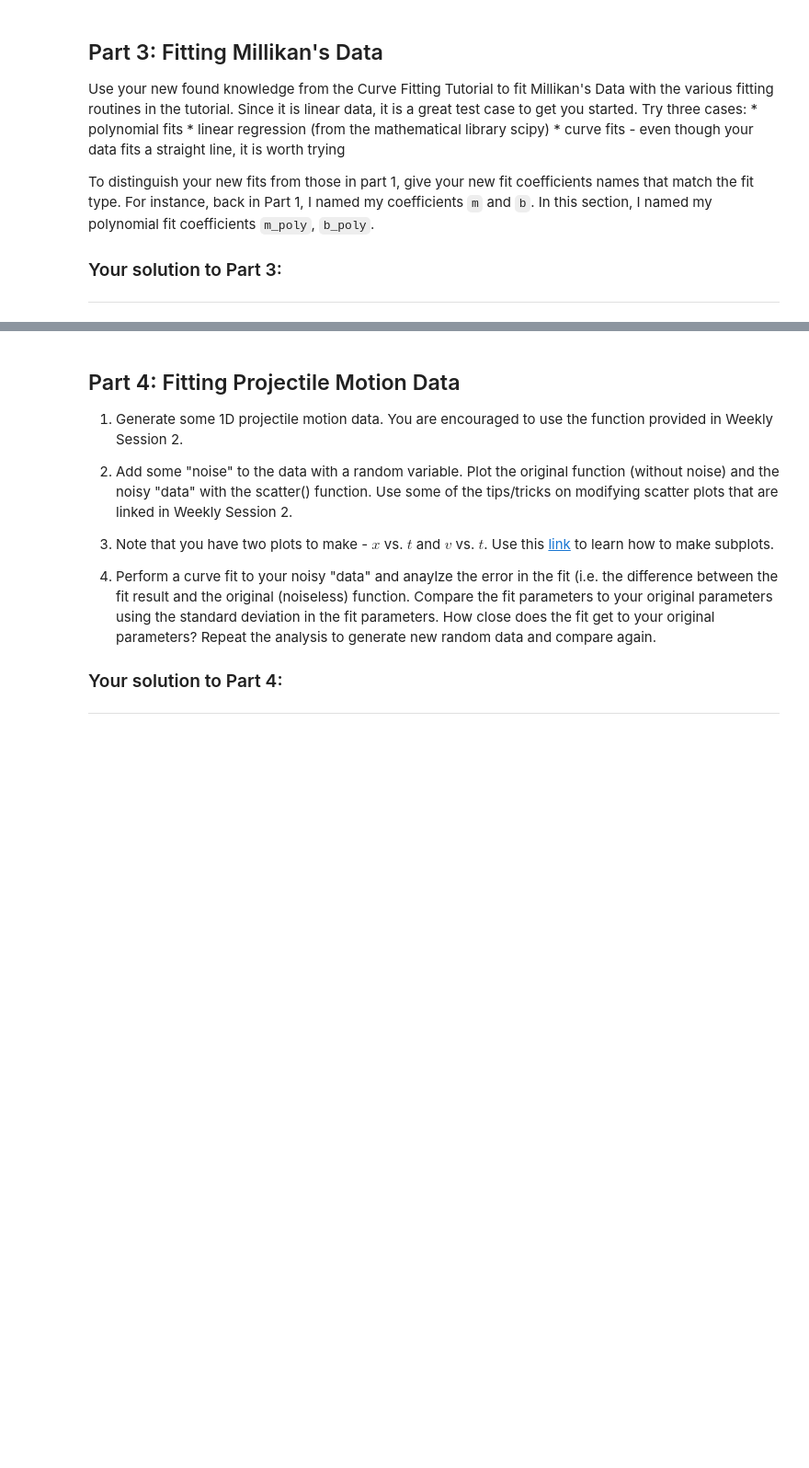
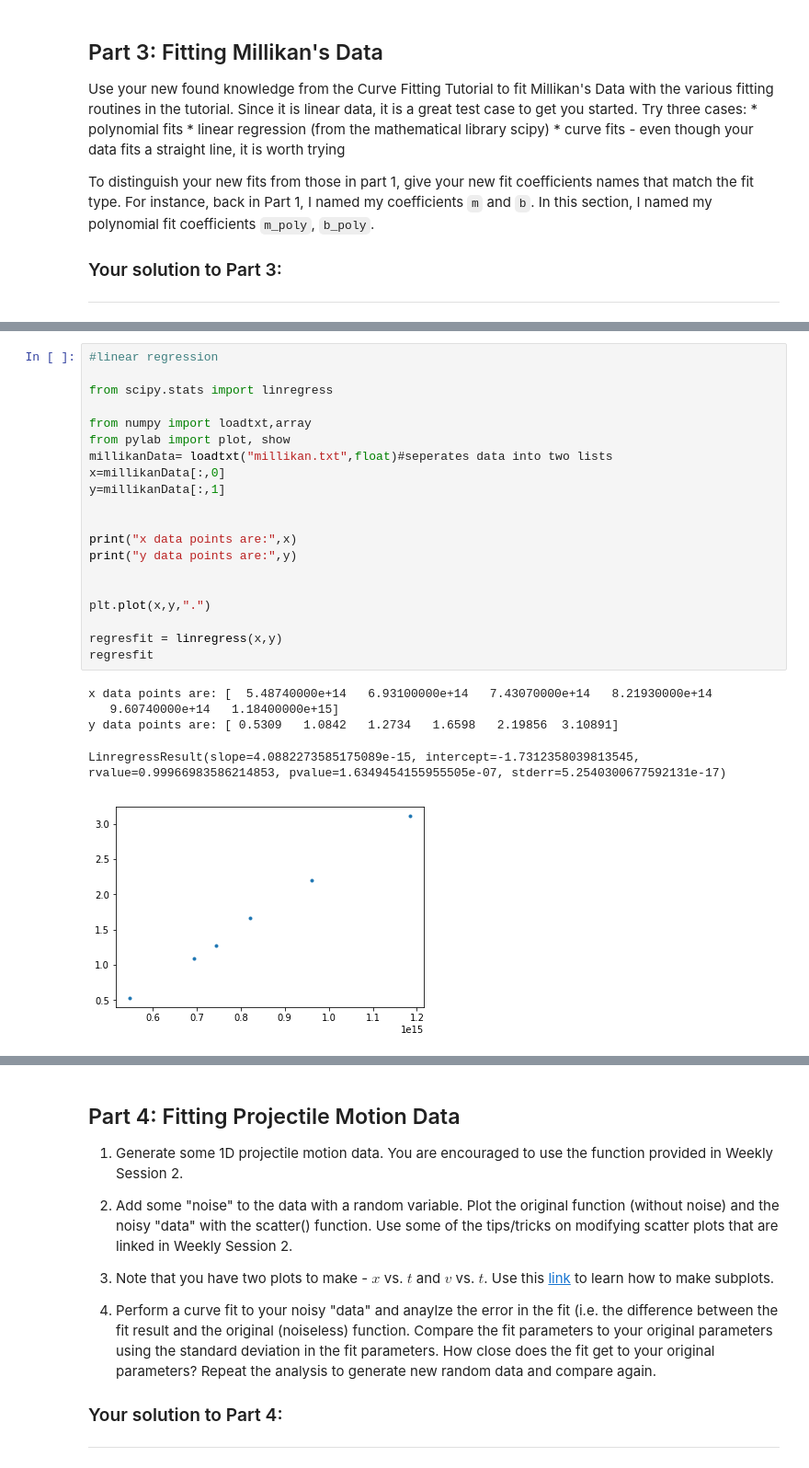
Before and after one commit to chan8005/Labs, a Jupyter notebook: Lab2/Lab2 - Curve Fitting.ipynb, the cells around one changed output, grey strips where cells are left out. Shown: that part at 92% size. Cells and saved outputs as stored; diff of their text form; blank space fills up the shorter version.

```diff
--- a/Lab2/Lab2 - Curve Fitting.ipynb
+++ b/Lab2/Lab2 - Curve Fitting.ipynb
@@ -88,0 +213,26 @@ To distinguish your new fits from those in part 1, give your new fit coefficient
+# %%
+#linear regression
+
+from scipy.stats import linregress
+
+from numpy import loadtxt,array
+from pylab import plot, show
+millikanData= loadtxt("millikan.txt",float)#seperates data into two lists
+x=millikanData[:,0]
+y=millikanData[:,1]
+
+
+print("x data points are:",x)
+print("y data points are:",y)
+
+
+plt.plot(x,y,".")
+
+regresfit = linregress(x,y)
+regresfit
+# %% [output]
+x data points are: [  5.48740000e+14   6.93100000e+14   7.43070000e+14   8.21930000e+14
+   9.60740000e+14   1.18400000e+15]
+y data points are: [ 0.5309   1.0842   1.2734   1.6598   2.19856  3.10891]
+LinregressResult(slope=4.0882273585175089e-15, intercept=-1.7312358039813545, rvalue=0.99966983586214853, pvalue=1.6349454155955505e-07, stderr=5.2540300677592131e-17)
+[figure, added]
```
Also changed, not shown: parts of 10 cells of this notebook.
